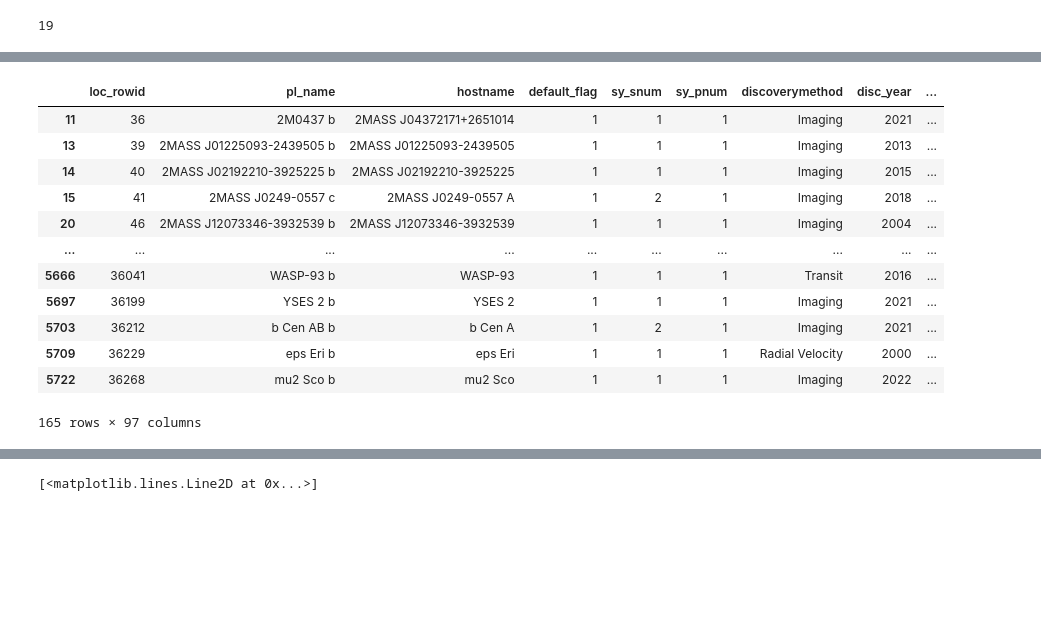
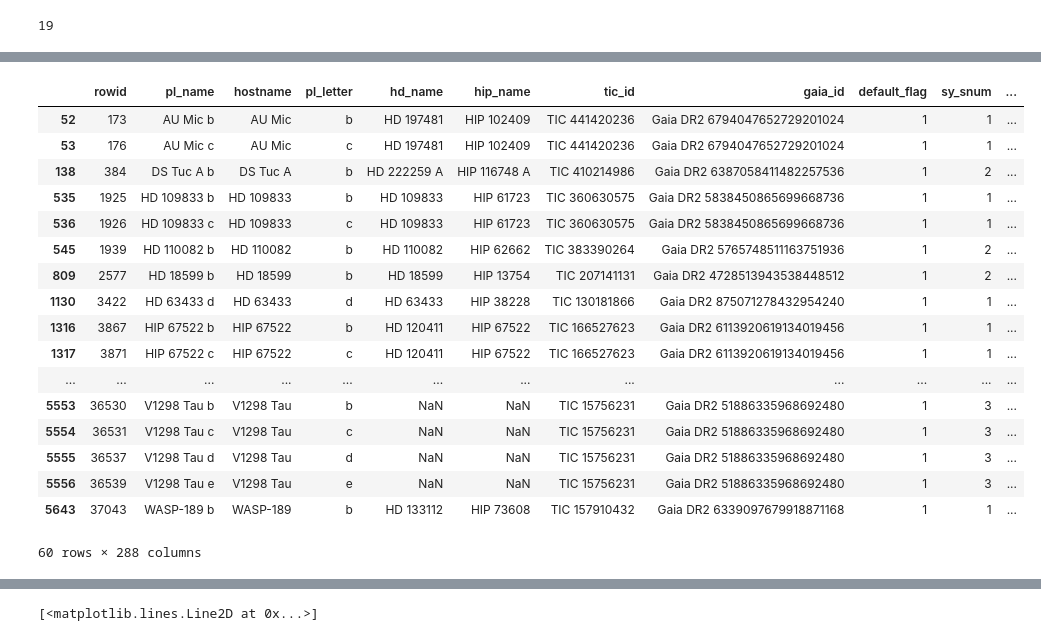
Before and after one commit to Mayuko-Mori/Plot_exoplanets, a Jupyter notebook: statistical_plots.ipynb, the cells around one changed output, grey strips where cells are left out. Drawn from its saved outputs; the diff is of its cells as text; code cells hidden in the pictures; blank space fills up the shorter version.

Commit message:
made tables for textbook

```diff
--- a/statistical_plots.ipynb
+++ b/statistical_plots.ipynb
@@ -25,7 +25,11 @@ pl.rcParams['ytick.labelsize'] = 'medium'
 pl.rcParams['xtick.labelsize'] =  'medium'
 # %%
 #df_all = pd.read_csv('PS_2022.10.27_23.24.19.csv', skiprows=96, delimiter=',',na_values=[''])
-df_all = pd.read_csv('PS_2024.08.27_01.03.25.csv', skiprows=104, delimiter=',',na_values=[''])
-df_all = df_all[df_all['default_flag']==1]
+#df_all = pd.read_csv('PS_2024.08.27_01.03.25.csv', skiprows=104, delimiter=',',na_values=[''])
+df_all=pd.read_csv('data/PS_2025.01.07_21.46.16_all.csv', skiprows=295, delimiter=',',na_values=[''])
+df_transit = df_all[df_all['discoverymethod']=='Transit']
+df_other = df_all[df_all['discoverymethod']!='Transit']
+#df_all = df_all[df_all['disc_year']<2022]
+#df_all = df_all[df_all['default_flag']==1]
 df_all.head()
 # %% [output]
@@ -63,27 +90,32 @@ len(df_all)
 # %%
-df_young = df_all[df_all['st_age']<=1]
+df_young = df_transit[df_transit['st_age']<=1]
 
 abs_err1 = np.abs(df_young['st_ageerr1'])
 abs_err2 = np.abs(df_young['st_ageerr2'])
 
 st_ageerr = np.maximum(abs_err1, abs_err2)
 
-df_young = df_young[st_ageerr< df_young['st_age']*3 ]
+df_young = df_young[st_ageerr< df_young['st_age']/3 ]
 df_young
 # %% [output]
-|  | loc_rowid | pl_name | hostname | default_flag | sy_snum | sy_pnum | discoverymethod | disc_year | ... |
-| 11 | 36 | 2M0437 b | 2MASS J04372171+2651014 | 1 | 1 | 1 | Imaging | 2021 | ... |
-| 13 | 39 | 2MASS J01225093-2439505 b | 2MASS J01225093-2439505 | 1 | 1 | 1 | Imaging | 2013 | ... |
-| 14 | 40 | 2MASS J02192210-3925225 b | 2MASS J02192210-3925225 | 1 | 1 | 1 | Imaging | 2015 | ... |
-| 15 | 41 | 2MASS J0249-0557 c | 2MASS J0249-0557 A | 1 | 2 | 1 | Imaging | 2018 | ... |
-| 20 | 46 | 2MASS J12073346-3932539 b | 2MASS J12073346-3932539 | 1 | 1 | 1 | Imaging | 2004 | ... |
-| ... | ... | ... | ... | ... | ... | ... | ... | ... | ... |
-| 5666 | 36041 | WASP-93 b | WASP-93 | 1 | 1 | 1 | Transit | 2016 | ... |
-| 5697 | 36199 | YSES 2 b | YSES 2 | 1 | 1 | 1 | Imaging | 2021 | ... |
-| 5703 | 36212 | b Cen AB b | b Cen A | 1 | 2 | 1 | Imaging | 2021 | ... |
-| 5709 | 36229 | eps Eri b | eps Eri | 1 | 1 | 1 | Radial Velocity | 2000 | ... |
-| 5722 | 36268 | mu2 Sco b | mu2 Sco | 1 | 1 | 1 | Imaging | 2022 | ... |
+|  | rowid | pl_name | hostname | pl_letter | hd_name | hip_name | tic_id | gaia_id | default_flag | sy_snum | ... |
+| 52 | 173 | AU Mic b | AU Mic | b | HD 197481 | HIP 102409 | TIC 441420236 | Gaia DR2 6794047652729201024 | 1 | 1 | ... |
+| 53 | 176 | AU Mic c | AU Mic | c | HD 197481 | HIP 102409 | TIC 441420236 | Gaia DR2 6794047652729201024 | 1 | 1 | ... |
+| 138 | 384 | DS Tuc A b | DS Tuc A | b | HD 222259 A | HIP 116748 A | TIC 410214986 | Gaia DR2 6387058411482257536 | 1 | 2 | ... |
+| 535 | 1925 | HD 109833 b | HD 109833 | b | HD 109833 | HIP 61723 | TIC 360630575 | Gaia DR2 5838450865699668736 | 1 | 1 | ... |
+| 536 | 1926 | HD 109833 c | HD 109833 | c | HD 109833 | HIP 61723 | TIC 360630575 | Gaia DR2 5838450865699668736 | 1 | 1 | ... |
+| 545 | 1939 | HD 110082 b | HD 110082 | b | HD 110082 | HIP 62662 | TIC 383390264 | Gaia DR2 5765748511163751936 | 1 | 2 | ... |
+| 809 | 2577 | HD 18599 b | HD 18599 | b | HD 18599 | HIP 13754 | TIC 207141131 | Gaia DR2 4728513943538448512 | 1 | 2 | ... |
+| 1130 | 3422 | HD 63433 d | HD 63433 | d | HD 63433 | HIP 38228 | TIC 130181866 | Gaia DR2 875071278432954240 | 1 | 1 | ... |
+| 1316 | 3867 | HIP 67522 b | HIP 67522 | b | HD 120411 | HIP 67522 | TIC 166527623 | Gaia DR2 6113920619134019456 | 1 | 1 | ... |
+| 1317 | 3871 | HIP 67522 c | HIP 67522 | c | HD 120411 | HIP 67522 | TIC 166527623 | Gaia DR2 6113920619134019456 | 1 | 1 | ... |
+| ... | ... | ... | ... | ... | ... | ... | ... | ... | ... | ... | ... |
+| 5553 | 36530 | V1298 Tau b | V1298 Tau | b | NaN | NaN | TIC 15756231 | Gaia DR2 51886335968692480 | 1 | 3 | ... |
+| 5554 | 36531 | V1298 Tau c | V1298 Tau | c | NaN | NaN | TIC 15756231 | Gaia DR2 51886335968692480 | 1 | 3 | ... |
+| 5555 | 36537 | V1298 Tau d | V1298 Tau | d | NaN | NaN | TIC 15756231 | Gaia DR2 51886335968692480 | 1 | 3 | ... |
+| 5556 | 36539 | V1298 Tau e | V1298 Tau | e | NaN | NaN | TIC 15756231 | Gaia DR2 51886335968692480 | 1 | 3 | ... |
+| 5643 | 37043 | WASP-189 b | WASP-189 | b | HD 133112 | HIP 73608 | TIC 157910432 | Gaia DR2 6339097679918871168 | 1 | 1 | ... |
-165 rows × 97 columns
+60 rows × 288 columns
 # %%
 P = np.linspace(1.0e-1, 10**(1.15), 100)
 a1 =  10 ** (-0.33 * np.log10(P) + 1.17)
```
Also changed, not shown: parts of 6 cells of this notebook, 9 other files.
